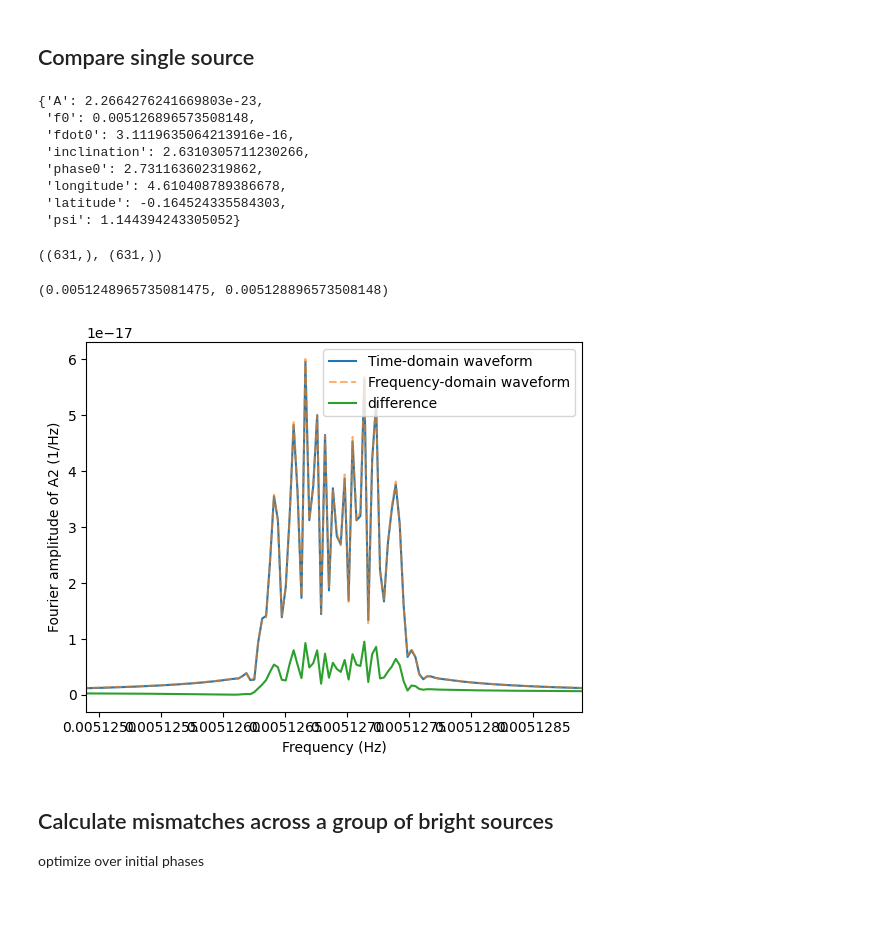
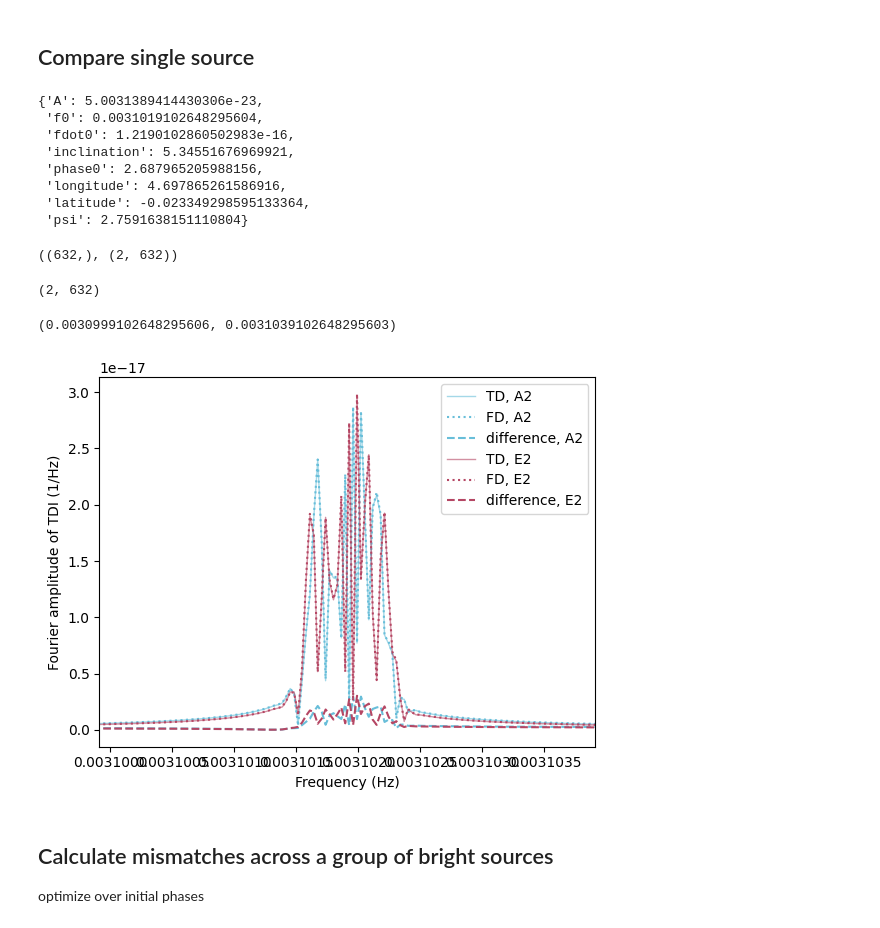
Before and after one commit to TriangleDataCenter/Triangle-GB, a Jupyter notebook: Examples/0_Compare_TD_FD_Waveforms.ipynb, the cells around one changed output. Drawn from its saved outputs; the diff is of its cells as text; code cells hidden in the pictures.

```diff
--- a/Examples/0_Compare_TD_FD_Waveforms.ipynb
+++ b/Examples/0_Compare_TD_FD_Waveforms.ipynb
@@ -51,18 +51,26 @@ orbit = Orbit(OrbitDir=ORBIT_DIR)
 # generator for the unprojected waveforms
 gb_waveform_generator = GB_Injection(use_gpu=False)
 
-# take TDI-A2 channels as an example
-A2_string, _, _ = TDIStringManipulation.AETStringsfromXString(GeneralTDIResponse.X2_strings)
+# use TDI-A2, E2 channels
+A2_string, E2_string, _ = TDIStringManipulation.AETStringsfromXString(GeneralTDIResponse.X2_strings)
 
 # initialize TDI response
-gb_response_generator = GeneralTDIResponse(
+A2_response_generator = GeneralTDIResponse(
     orbit=orbit,
     Pstring=A2_string,
     tcb_times=tcb_times,
     use_gpu=False,
-    drop_points=int(1000/dt), # drop 1000s at the beginning and end to avoid the invalid data caused by TDI calculation
+    drop_points=int(1000/dt), # drop 100s at the beginning and end to avoid the invalid data caused by TDI calculation
     linear_interp=True, # should be enough for GBs
     )
+E2_response_generator = GeneralTDIResponse(
+    orbit=orbit,
+    Pstring=E2_string,
+    tcb_times=tcb_times,
+    use_gpu=False,
+    drop_points=int(1000/dt), # drop 100s at the beginning and end to avoid the invalid data caused by TDI calculation
+    linear_interp=True, # should be enough for GBs
+    )
 # %% [markdown]
 ## Initialize frequency-domain waveform
 # %%
@@ -91,38 +99,44 @@ GB_parameters = dict(
 ## Compare single source
 # %%
 # generate time-domain waveform
-test_GB_idx = 1
+test_GB_idx = 2
 test_params = dict()
 for k, v in GB_parameters.items():
     test_params[k] = v[test_GB_idx]
 
-test_td_waveform = gb_response_generator(parameters=test_params, waveform_generator=gb_waveform_generator)
+test_td_waveform = np.array([
+    A2_response_generator(parameters=test_params, waveform_generator=gb_waveform_generator),
+    E2_response_generator(parameters=test_params, waveform_generator=gb_waveform_generator)
+    ]) # (2, Nt)
 
 test_params
 # %% [output]
-{'A': 2.2664276241669803e-23,
- 'f0': 0.005126896573508148,
- 'fdot0': 3.1119635064213916e-16,
- 'inclination': 2.6310305711230266,
- 'phase0': 2.731163602319862,
- 'longitude': 4.610408789386678,
- 'latitude': -0.164524335584303,
- 'psi': 1.144394243305052}
+{'A': 5.0031389414430306e-23,
+ 'f0': 0.0031019102648295604,
+ 'fdot0': 1.2190102860502983e-16,
+ 'inclination': 5.34551676969921,
+ 'phase0': 2.687965205988156,
+ 'longitude': 4.697865261586916,
+ 'latitude': -0.023349298595133364,
+ 'psi': 2.7591638151110804}
 # %%
 # Fourier transform and select the frequency band of signal
-ff, xff = FFT_window(test_td_waveform, 1./dt)
-test_fd_waveform_from_td = np.concatenate(([0.], xff)) # add a DC term to match the convension of xp.fft.rfft
+test_fd_waveform_from_td = []
+for i in range(2):
+    ff, xff = FFT_window(test_td_waveform[i], 1./dt)
+    test_fd_waveform_from_td.append(np.concatenate(([0.], xff))) # add a DC term to match the convension of xp.fft.rfft
+test_fd_waveform_from_td = np.array(test_fd_waveform_from_td) # (2, Nf)
 test_frequency = np.concatenate(([0.], ff))
 
 fmin = test_params["f0"] - 1e-5
 fmax = test_params["f0"] + 1e-5
 cutinds = np.where((test_frequency<=fmax)&(test_frequency>=fmin))[0]
-test_fd_waveform_from_td = test_fd_waveform_from_td[cutinds]
+test_fd_waveform_from_td = test_fd_waveform_from_td[:, cutinds]
 test_frequency = test_frequency[cutinds]
 
 test_frequency.shape, test_fd_waveform_from_td.shape
 # %% [output]
-((631,), (631,))
+((632,), (2, 632))
 # %%
 # generate frequency-domain waveform
 amp_in = np.atleast_1d(test_params["A"])
@@ -142,18 +156,23 @@ gb.run_wave(*params, N=Npoints, dt=dt, T=Tobs, oversample=4, tdi2=True)
 # fill into a template that matches the shape of above time-domain calculation
 test_fd_waveform = np.zeros((1, 2, len(cutinds)), dtype=np.complex128)
 gb.fill_global_template(group_index=np.array([0,]), templates=test_fd_waveform, A=gb.A, E=gb.E, start_inds=gb.start_inds, start_freq_ind=cutinds[0], N=Npoints)
-test_fd_waveform = test_fd_waveform[0][0]
+test_fd_waveform = test_fd_waveform[0]
+
+test_fd_waveform.shape
+# %% [output]
+(2, 632)
 # %%
-plt.plot(test_frequency, np.abs(test_fd_waveform_from_td), label="Time-domain waveform")
-plt.plot(test_frequency, np.abs(test_fd_waveform), linestyle="--", label="Frequency-domain waveform", alpha=0.6)
-plt.plot(test_frequency, np.abs(test_fd_waveform_from_td - test_fd_waveform), label="difference")
+for ich, nch, colch in zip([0, 1], ["A2", "E2"], [BLUE, RED]):
+    plt.plot(test_frequency, np.abs(test_fd_waveform_from_td[ich]), label="TD, "+nch, color=colch, linewidth=1, alpha=0.6)
+    plt.plot(test_frequency, np.abs(test_fd_waveform[ich]), linestyle=":", label="FD, "+nch, color=colch)
+    plt.plot(test_frequency, np.abs(test_fd_waveform_from_td[ich] - test_fd_waveform[ich]), label="difference, "+nch, color=colch, linestyle="--")
 plt.legend(loc="upper right")
 plt.xlabel("Frequency (Hz)")
-plt.ylabel("Fourier amplitude of A2 (1/Hz)")
+plt.ylabel("Fourier amplitude of TDI (1/Hz)")
 plt.xlim(test_params["f0"] - 2e-6, test_params["f0"] + 2e-6)
 # %% [output]
-(0.0051248965735081475, 0.005128896573508148)
+(0.0030999102648295606, 0.0031039102648295603)
-[figure, old version]
+[figure, new version]
 # %% [markdown]
 ## Calculate mismatches across a group of bright sources
 optimize over initial phases
```
Also changed, not shown: parts of 3 cells of this notebook.
